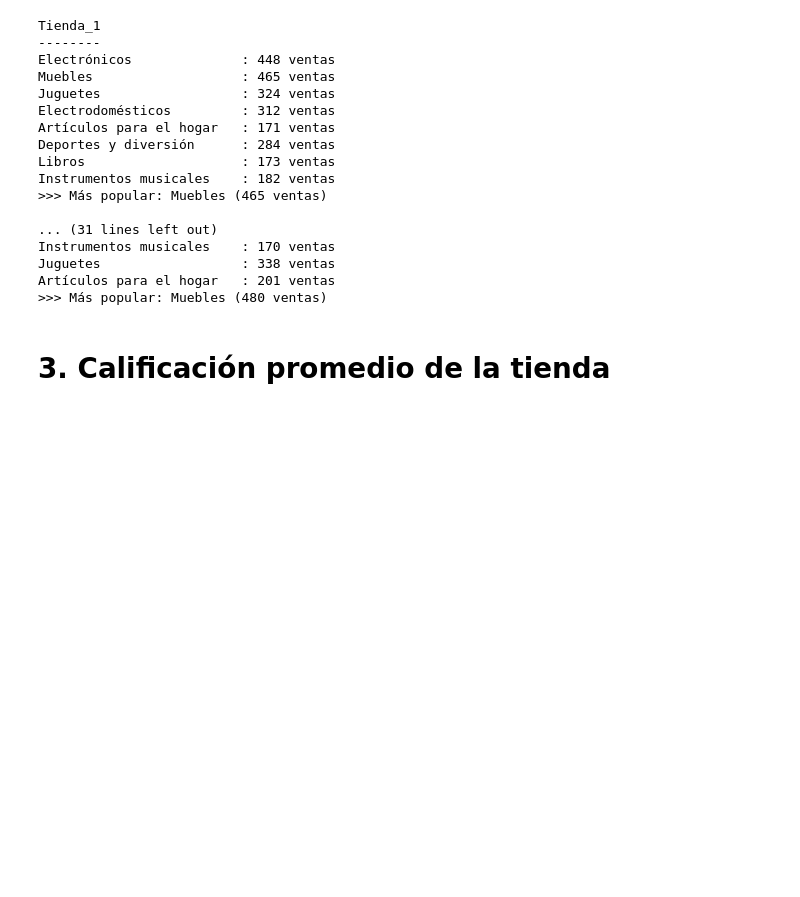
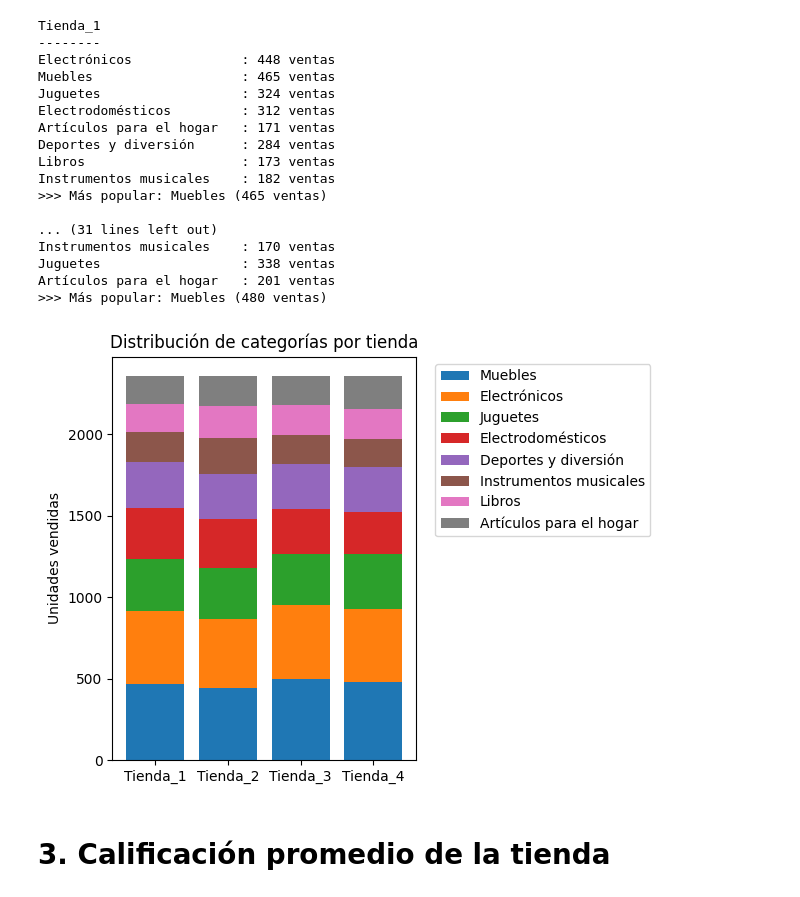
Before and after one commit to Sheila-Amaya/alura-store-datos, a Jupyter notebook: AluraStoreLatam.ipynb, the cells around one changed output. Saved outputs shown, nothing was run; the diff lists cells and outputs as text; code cells hidden in the pictures; blank space fills up the shorter version.

```diff
--- a/AluraStoreLatam.ipynb
+++ b/AluraStoreLatam.ipynb
@@ -82,6 +93,33 @@ Instrumentos musicales    : 170 ventas
 Juguetes                  : 338 ventas
 Artículos para el hogar   : 201 ventas
 >>> Más popular: Muebles (480 ventas)
+# %%
+import matplotlib.pyplot as plt
+from collections import Counter
+
+# construir {categoría: [t1,t2,t3,t4]}
+tot_cat = {}
+for i, df in enumerate(stores):
+    for cat in df["Categoría del Producto"]:
+        if cat not in tot_cat:
+            tot_cat[cat] = [0,0,0,0]
+        tot_cat[cat][i] += 1
+
+# ordenar categorías por total global
+ordenadas = sorted(tot_cat.items(), key=lambda x: sum(x[1]), reverse=True)
+
+bottom = [0,0,0,0]
+for cat, vals in ordenadas:
+    plt.bar(nombres, vals, bottom=bottom, label=cat)
+    bottom = [b+v for b,v in zip(bottom, vals)]
+
+plt.ylabel("Unidades vendidas")
+plt.title("Distribución de categorías por tienda")
+plt.legend(bbox_to_anchor=(1.04,1), loc="upper left")
+plt.tight_layout()
+plt.show()
+# %% [output]
+[figure, added]
 # %% [markdown]
 # 3. Calificación promedio de la tienda
 # %%
```
Also changed, not shown: parts of 4 cells of this notebook.
